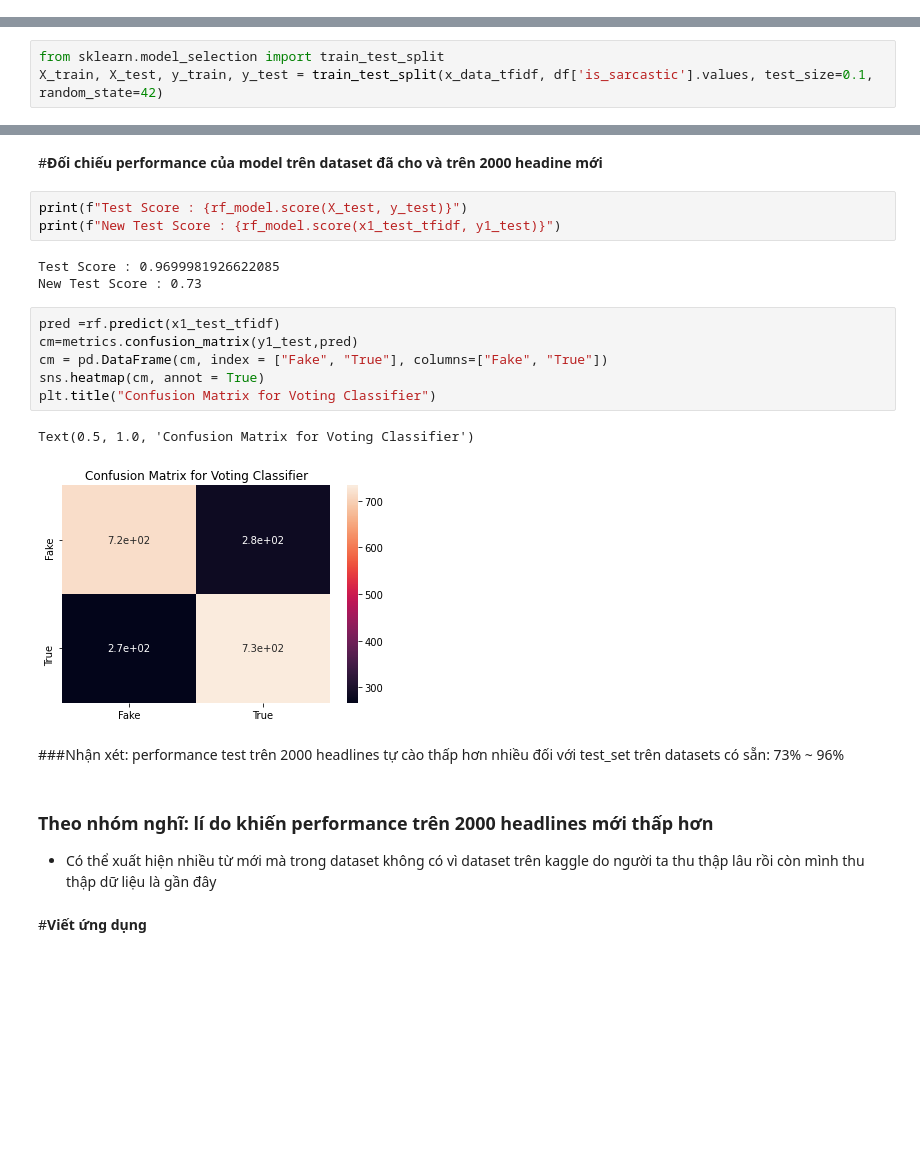
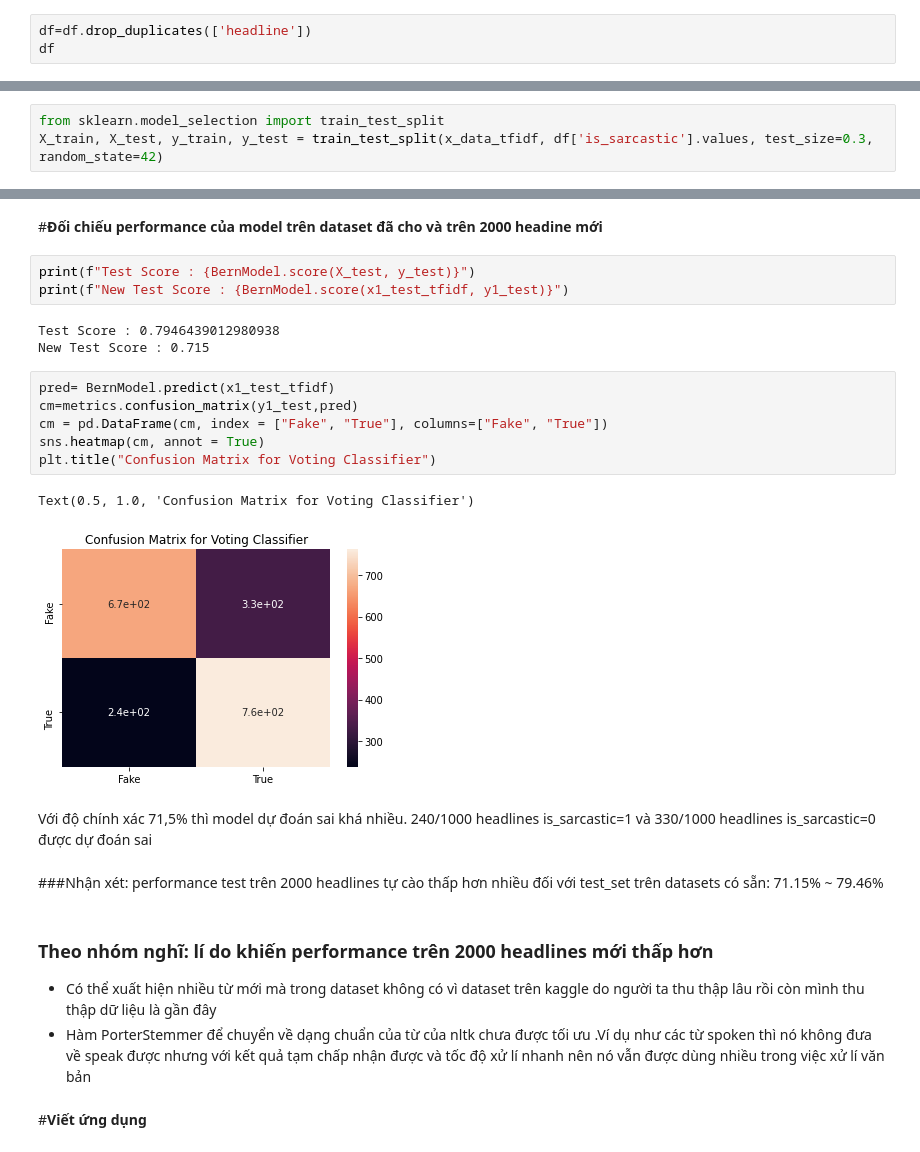
Before and after one commit to 18520076Khiem/CS114.K21, a Jupyter notebook: Case_Study_1.ipynb, the cells around one changed output, grey strips where cells are left out. Drawn from its saved outputs; the diff is of its cells as text; blank space fills up the shorter version.

```diff
--- a/Case_Study_1.ipynb
+++ b/Case_Study_1.ipynb
@@ -125,0 +128,3 @@ df.head()
+# %%
+df=df.drop_duplicates(['headline'])
+df
@@ -226,6 +245,6 @@ Công thức tính tfidf của một từ: tfidf=tf(t,d)*idf(t,D) với TF(t, d)
 # %%
 from sklearn.model_selection import train_test_split
-X_train, X_test, y_train, y_test = train_test_split(x_data_tfidf, df['is_sarcastic'].values, test_size=0.1, random_state=42)
+X_train, X_test, y_train, y_test = train_test_split(x_data_tfidf, df['is_sarcastic'].values, test_size=0.3, random_state=42)
 # %% [markdown]
 #**Chọn model để train cho data**
 # %% [markdown]
@@ -541,27 +574,31 @@ y1_test.shape
 # %% [markdown]
 #**Đối chiếu performance của model trên dataset đã cho và trên 2000 headine mới**
 # %%
-print(f"Test Score : {rf_model.score(X_test, y_test)}")
-print(f"New Test Score : {rf_model.score(x1_test_tfidf, y1_test)}")
+print(f"Test Score : {BernModel.score(X_test, y_test)}")
+print(f"New Test Score : {BernModel.score(x1_test_tfidf, y1_test)}")
 # %% [output]
-Test Score : 0.9699981926622085
-New Test Score : 0.73
+Test Score : 0.7946439012980938
+New Test Score : 0.715
 # %%
-pred =rf.predict(x1_test_tfidf)
+pred= BernModel.predict(x1_test_tfidf)
 cm=metrics.confusion_matrix(y1_test,pred)
 cm = pd.DataFrame(cm, index = ["Fake", "True"], columns=["Fake", "True"])
 sns.heatmap(cm, annot = True)
 plt.title("Confusion Matrix for Voting Classifier")
 # %% [output]
 Text(0.5, 1.0, 'Confusion Matrix for Voting Classifier')
-[figure, old version]
+[figure, new version]
+# %% [markdown]
+Với độ chính xác 71,5% thì model dự đoán sai khá nhiều. 240/1000 headlines is_sarcastic=1 và 330/1000 headlines is_sarcastic=0  được dự đoán sai
 # %% [markdown]
-###Nhận xét: performance test trên 2000 headlines tự cào thấp hơn nhiều đối với test_set trên datasets có sẵn: 73% ~ 96%
+###Nhận xét: performance test trên 2000 headlines tự cào thấp hơn nhiều đối với test_set trên datasets có sẵn: 71.15% ~ 79.46%
 # %% [markdown]
 ### Theo nhóm nghĩ: lí do khiến performance trên 2000 headlines mới thấp hơn
 
 
 *   Có thể xuất hiện nhiều từ mới mà trong dataset không có vì dataset trên kaggle do người ta thu thập lâu rồi còn mình thu thập dữ liệu là gần đây
+* Hàm PorterStemmer để chuyển về dạng chuẩn của từ   của nltk chưa được tối ưu .Ví dụ như các từ spoken thì nó không đưa về speak được
+nhưng với kết quả tạm chấp nhận được và tốc độ xử lí nhanh nên nó vẫn được dùng nhiều trong việc xử lí văn bản
 # %% [markdown]
 #**Viết ứng dụng**
 # %% [markdown]
```
Also changed, not shown: parts of 19 cells of this notebook.
